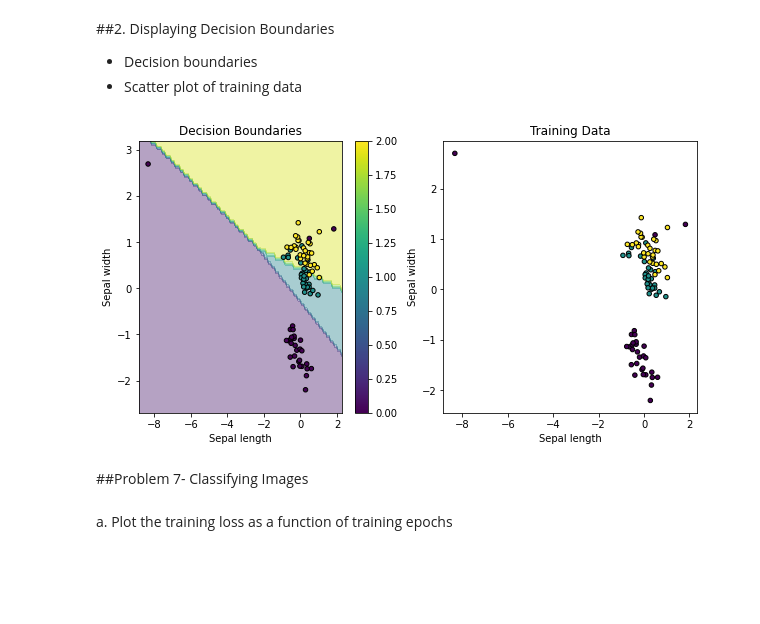
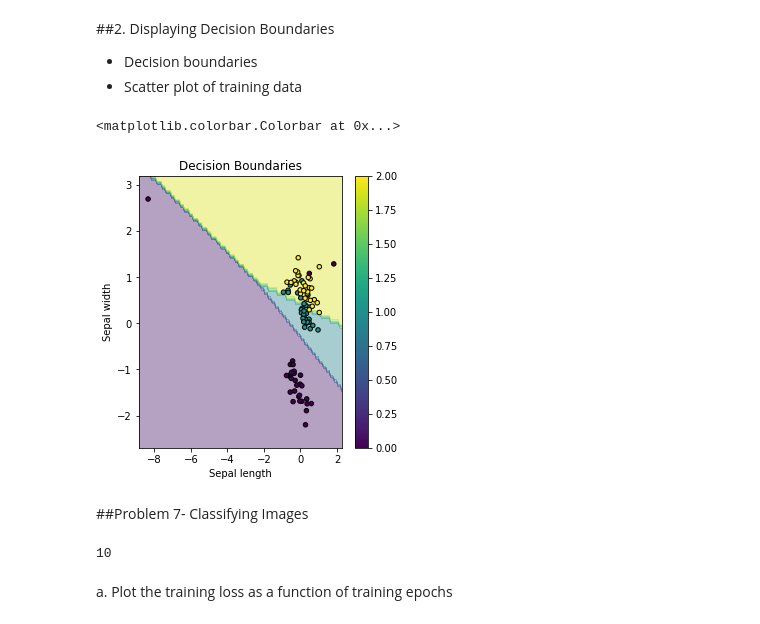
Before and after one commit to anastasiarenata1/deeplearning, a Jupyter notebook: LNN_with_Numpy_and_Softmax_Classifier.ipynb, the cells around one changed output. Cells and saved outputs as stored; diff of their text form; code cells hidden in the pictures; blank space fills up the shorter version.

```diff
--- a/LNN_with_Numpy_and_Softmax_Classifier.ipynb
+++ b/LNN_with_Numpy_and_Softmax_Classifier.ipynb
@@ -431,2 +333,2 @@ def count_regression(X_train, y_train, X_test, y_test, batch_size=16, num_epochs
 # %%
-w, train_loss, test_loss= count_regression(train_x, train_y, test_x, test_y, batch_size=100, num_epochs=100, learning_rate=0.001, weight_decay_factor=0.00001, loss_type='count', weight_decay_form='L2', momentum=False, momentum_factor=0.9)
+w_count, train_loss_count, test_loss_count= w_ridge, train_loss_ridge, test_loss_ridge = mini_batch_gradient_descent(train_x, train_y, test_x, test_y, batch_size=16, num_epochs=100, learning_rate=0.000001, weight_decay_factor=0.000001, loss_type='count', weight_decay_form=None, momentum=False, momentum_factor=None)
@@ -474,16 +398,16 @@ models. Did regularization help for some models but not others?**
 periods = [(1920, 1940), (1940, 1960), (1960, 1980), (1980, 2000), (2000, 2020)]
 
 for period in periods:
-    train_mask = (train_y >= period[0]) & (train_y < period[1])
-    test_mask = (test_y >= period[1]) & (test_y < period[1]+20)
+    train_mask = (train_y >= period[0]) & (train_y <= period[1])
+    test_mask = (test_y >= period[0]) & (test_y <= period[1])
     train_x_period, train_y_period = train_x[train_mask], train_y[train_mask]
     test_x_period, test_y_period = test_x[test_mask], test_y[test_mask]
 
     # Train the model using mini-batch gradient descent
-    weight, train_losses, test_losses = mini_batch_gradient_descent(train_x_period, train_y_period, test_x_period, test_y_period, batch_size=16, num_epochs=100, learning_rate=0.000001, weight_decay_factor=0.000001, loss_type='L2', weight_decay_form=None, momentum=False, momentum_factor=None)
+    weight, train_losses, test_losses = mini_batch_gradient_descent(train_x_period, train_y_period, test_x_period, test_y_period, batch_size=16, num_epochs=100, learning_rate=0.01, weight_decay_factor=0.000001, loss_type='L1', weight_decay_form=None, momentum=False, momentum_factor=None)
 
     # Evaluate the performance of the model on the test set for the period
     y_pred = np.dot(test_x_period, weight)
-    mse = np.mean(np.square(test_y_period - y_pred))
+    mse = musicMSE(test_y_period, y_pred)
     print("Period:", period, "MSE:", mse)
 # %% [output]
@@ -698,3 +614,3 @@ def softmax_classifier(X_train, y_train, X_test, y_test, num_epochs, batch_size,
   return train_loss_list, test_loss_list, train_accuracy_list, test_accuracy_list, y_pred_test, W, b
 # %%
-train_loss_list, test_loss_list, train_accuracy_list, test_accuracy_list, y_pred_test, W, b= softmax_classifier(X_train, y_train, X_test, y_test,  num_epochs = 1000,batch_size = 64,learning_rate = 0.01,momentum = 0.9, weight_decay = 0.1)
+train_loss_list, test_loss_list, train_accuracy_list, test_accuracy_list, y_pred_test, W, b= softmax_classifier(X_train, y_train, X_test, y_test,  num_epochs = 1000, batch_size = 32,learning_rate = 0.01,momentum = 0.9, weight_decay = 0.1)
@@ -754,28 +672,21 @@ Best test accuracy that the model has achieved is 90%
 # %%
 import matplotlib.pyplot as plt
 # Display decision boundaries
 x_min, x_max = X_train[:, 0].min() - 0.5, X_train[:, 0].max() + 0.5
 y_min, y_max = X_train[:, 1].min() - 0.5, X_train[:, 1].max() + 0.5
 xx, yy = np.meshgrid(np.arange(x_min, x_max, 0.1), np.arange(y_min, y_max, 0.1))
 Z = np.argmax(softmax(np.dot(np.c_[xx.ravel(), yy.ravel()], W) + b), axis=1)
 Z = Z.reshape(xx.shape)
 plt.figure(figsize=(10, 5))
 plt.subplot(1, 2, 1)
 plt.contourf(xx, yy, Z, alpha=0.4)
 plt.scatter(X_train[:, 0], X_train[:, 1], c=y_train, s=20, edgecolor='k')
 plt.title("Decision Boundaries")
 plt.xlabel("Sepal length")
 plt.ylabel("Sepal width")
 plt.colorbar()
-
-# Generate scatter plot of the training data with labels
-plt.subplot(1, 2, 2)
-plt.scatter(X_train[:, 0], X_train[:, 1], c=y_train, s=20, edgecolor='k')
-plt.title("Training Data")
-plt.xlabel("Sepal length")
-plt.ylabel("Sepal width")
-plt.show()
 # %% [output]
+<matplotlib.colorbar.Colorbar at 0x...>
-[figure, old version]
+[figure, new version]
 # %% [markdown]
 ##Problem 7- Classifying Images
@@ -796,5 +710,7 @@ import pandas as pd
 # %%
-train_loss_list_cifar, test_loss_list_cifar, train_accuracy_list_cifar, test_accuracy_list_cifar, y_pred_test,W,b= softmax_classifier(X_train, y_train, X_test, y_test,  num_epochs = 100, batch_size = 64,learning_rate = 0.01,momentum = 0.9, weight_decay = 0.1)
+train_loss_list_cifar, test_loss_list_cifar, train_accuracy_list_cifar, test_accuracy_list_cifar, y_pred_test,W,b=  softmax_classifier(X_train, y_train, X_test, y_test, num_epochs=100, batch_size=168, learning_rate=0.001, momentum=0.9, weight_decay=0.01)
+# %% [output]
+10
 # %% [markdown]
 a. Plot the training loss as a function of training epochs
 # %%
```
Also changed, not shown: parts of 35 cells of this notebook.
